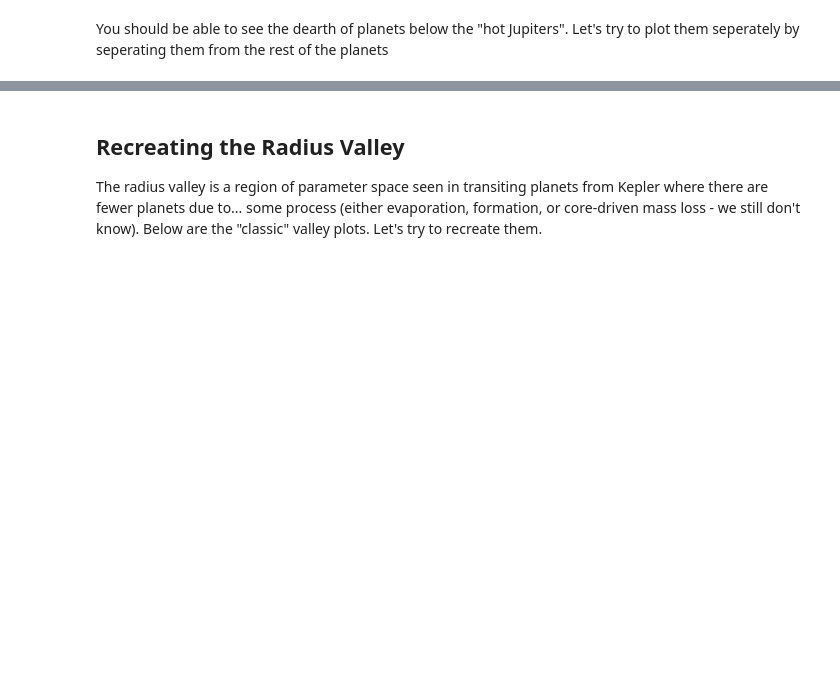
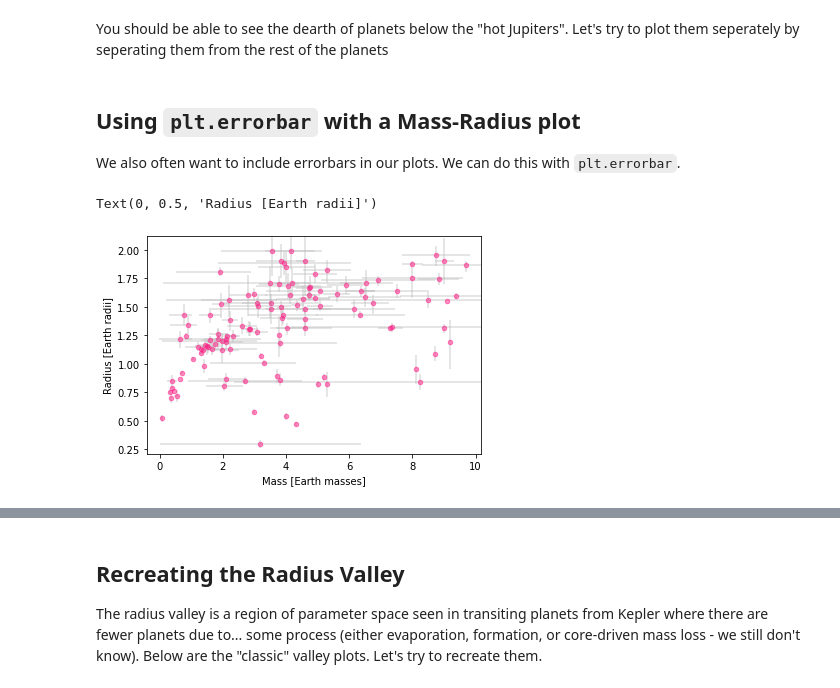
Before and after one commit to raphhbw/WAKE_workshops, a Jupyter notebook: exoplanets/data_viz/DataViz Workshop 1 - Matplotlib basics & Exoplanets in context.ipynb, the cells around one changed output, grey strips where cells are left out. Drawn from its saved outputs; the diff is of its cells as text; code cells hidden in the pictures; blank space fills up the shorter version.

```diff
--- a/exoplanets/data_viz/DataViz Workshop 1 - Matplotlib basics & Exoplanets in context.ipynb
+++ b/exoplanets/data_viz/DataViz Workshop 1 - Matplotlib basics & Exoplanets in context.ipynb
@@ -28,4 +28,11 @@ from IPython.display import Image
 import numpy as np
 from astropy.io import ascii
 import pandas as pd
-all_planets = ascii.read("https://exoplanetarchive.ipac.caltech.edu/TAP/sync?query=select+*+from+ps+where+default_flag=1&format=csv").to_pandas()
+
+from io import BytesIO
+
+import urllib.request as urlrq
+import certifi
+link="https://exoplanetarchive.ipac.caltech.edu/TAP/sync?query=select+*+from+ps+where+default_flag=1&format=csv"
+dat=urlrq.urlopen(link).read()
+all_planets = pd.read_csv(BytesIO(dat))
@@ -247,3 +230,23 @@ plt.scatter(all_planets.loc[~in_desert,'pl_orbper'],all_planets.loc[~in_desert,'
 #  - modify the x & y limits
 #  - Add variable colours with another parameter
 #  - save the plot
+# %% [markdown]
+## Using `plt.errorbar` with a Mass-Radius plot
+
+We also often want to include errorbars in our plots. We can do this with `plt.errorbar`.
+# %%
+terrestrial_planets = (all_planets['pl_rade']<2)&(all_planets['pl_masse']<10)
+
+plt.errorbar(all_planets.loc[terrestrial_planets,'pl_masse'],
+             all_planets.loc[terrestrial_planets,'pl_rade'],
+             xerr=[all_planets.loc[terrestrial_planets,'pl_masseerr1'],abs(all_planets.loc[terrestrial_planets,'pl_masseerr2'])],
+             yerr=[all_planets.loc[terrestrial_planets,'pl_radeerr1'],abs(all_planets.loc[terrestrial_planets,'pl_radeerr2'])],
+             fmt='.',#<- important so that it's not a line plot
+             markersize=9,alpha=0.5,
+             ecolor='#bbbbbb',
+             color='#ff1983')
+plt.xlabel("Mass [Earth masses]")
+plt.ylabel("Radius [Earth radii]")
+# %% [output]
+Text(0, 0.5, 'Radius [Earth radii]')
+[figure, added]
```
Also changed, not shown: parts of 30 cells of this notebook, 3 other files.
